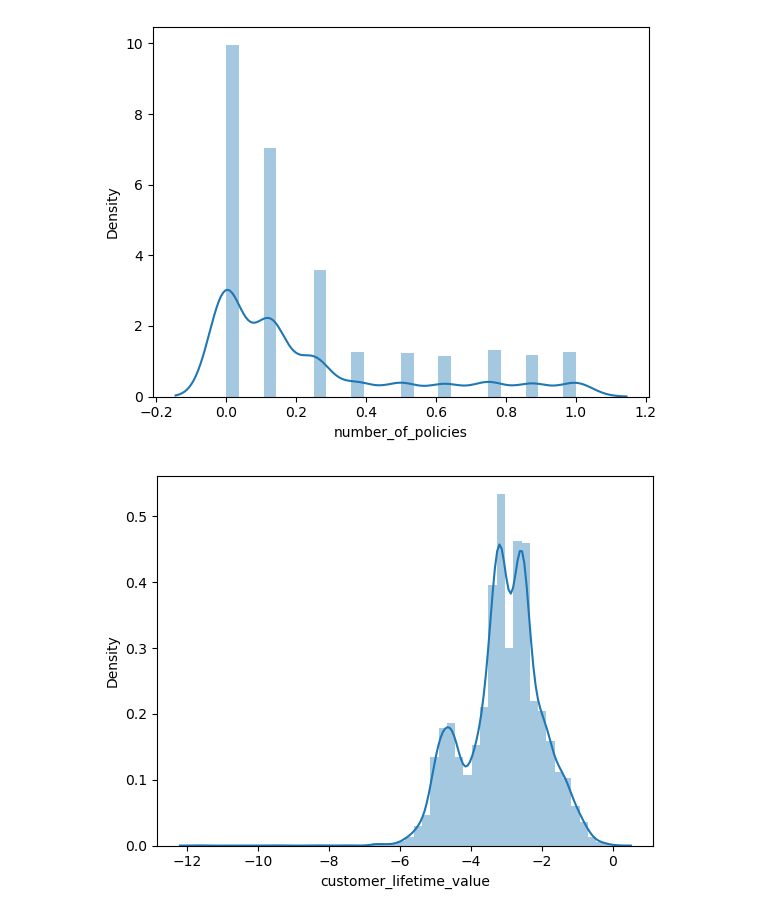
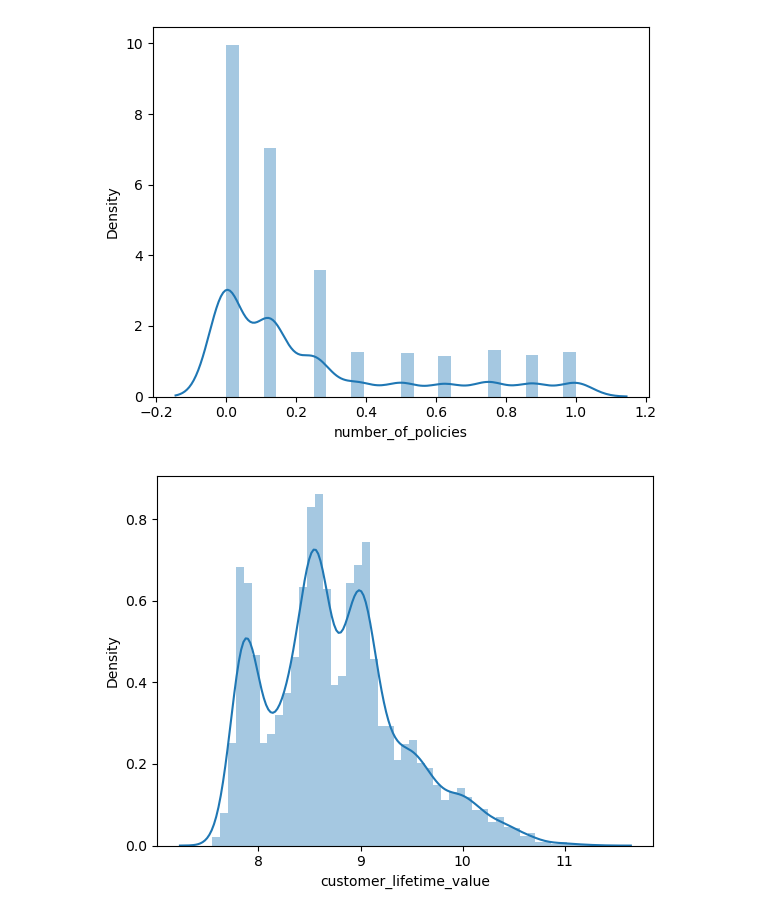
Before and after one commit to Yinguin/lab-customer-analysis-round-5, a Jupyter notebook: files_for_lab/csv_files/lab_customer_analysis_round_5_Ying.ipynb, the cells around one changed output. Drawn from its saved outputs; the diff is of its cells as text; code cells hidden in the pictures.

```diff
--- a/files_for_lab/csv_files/lab_customer_analysis_round_5_Ying.ipynb
+++ b/files_for_lab/csv_files/lab_customer_analysis_round_5_Ying.ipynb
@@ -304,20 +306,20 @@ for column in X_norm.columns:
 # %%
 # Log transformation of variable "customer_lifetime_value"
 
-data1 = X_norm.copy()
+data1 = data.copy()
 def log_tranform_clean(x):
     x = np.log(x)
     if np.isfinite(x):
         return x
     else:
         return np.NAN
 
 data1['customer_lifetime_value'] = list(map(log_tranform_clean, data1['customer_lifetime_value']))
 data1['customer_lifetime_value'] = data1['customer_lifetime_value'].fillna(np.mean(data1['customer_lifetime_value']))
 sns.distplot(data1['customer_lifetime_value'])
 plt.show()
 # %% [output]
-[figure, old version]
+[figure, new version]
 # %%
 # Check outliers in variable "customer_lifetime_value"
 
```
Also changed, not shown: parts of 12 cells of this notebook.
